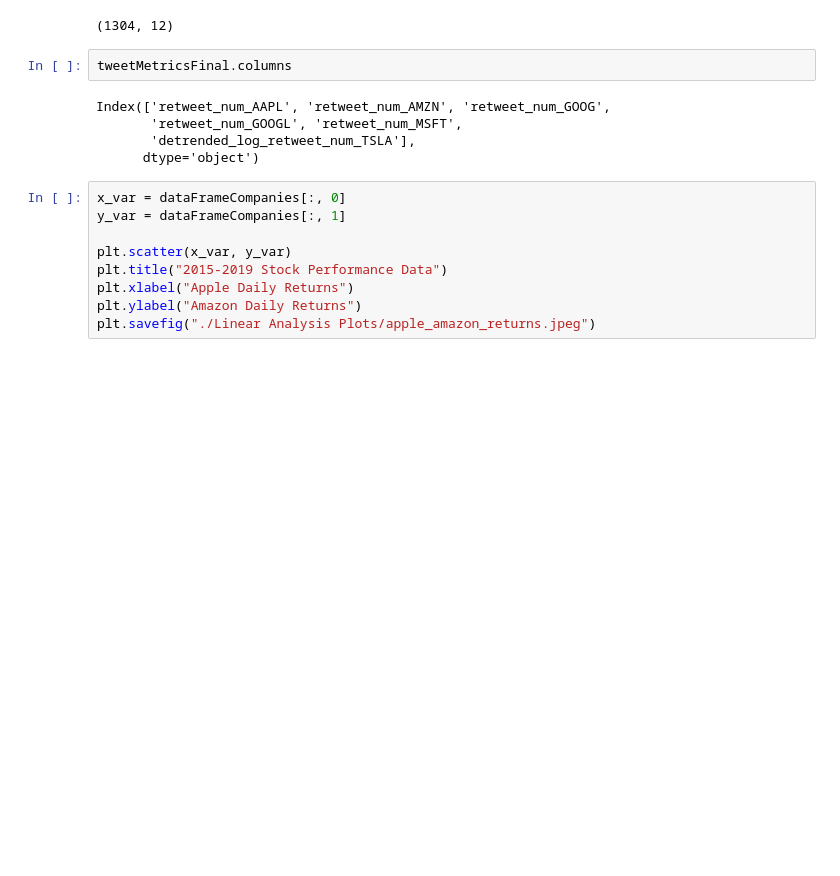
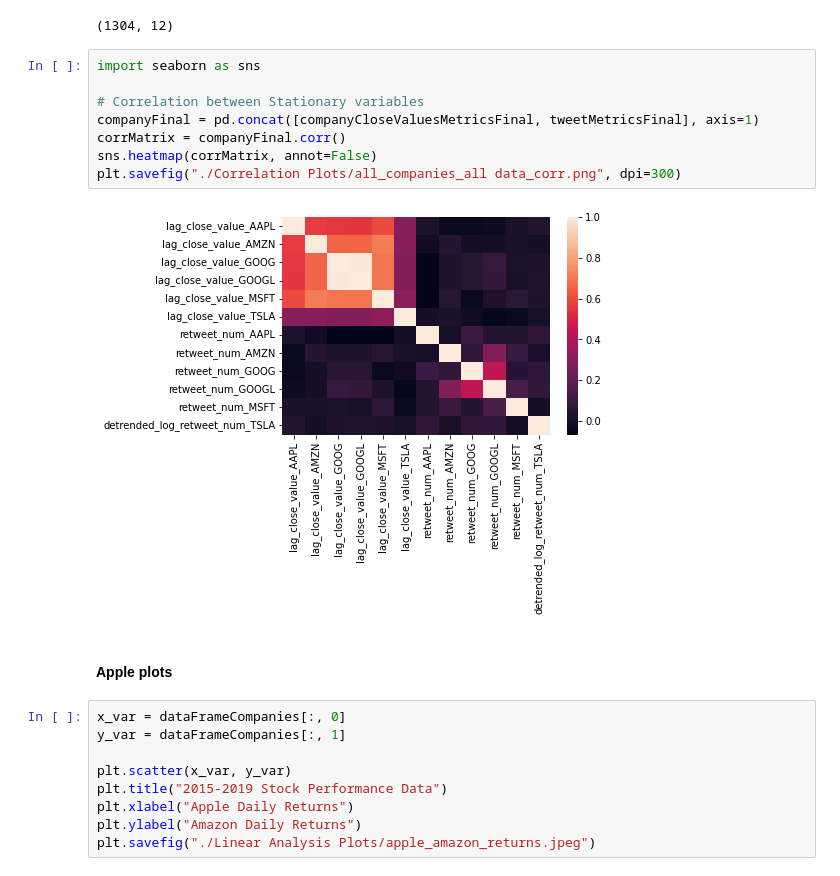
Before and after one commit to dssaenzml/ml703_timeSeriesCausalDiscovery, a Jupyter notebook: Pytrad/stocks_causal_discovery_pytrad.ipynb, the cells around one changed output. Drawn from its saved outputs; the diff is of its cells as text; blank space fills up the shorter version.

```diff
--- a/Pytrad/stocks_causal_discovery_pytrad.ipynb
+++ b/Pytrad/stocks_causal_discovery_pytrad.ipynb
@@ -679,13 +679,18 @@ dataFrameCompanies = np.column_stack((
 dataFrameCompanies.shape
 # %% [output]
 (1304, 12)
-# %%
-tweetMetricsFinal.columns
-# %% [output]
-Index(['retweet_num_AAPL', 'retweet_num_AMZN', 'retweet_num_GOOG',
-       'retweet_num_GOOGL', 'retweet_num_MSFT',
-       'detrended_log_retweet_num_TSLA'],
-      dtype='object')
+# %%
+import seaborn as sns
+
+# Correlation between Stationary variables
+companyFinal = pd.concat([companyCloseValuesMetricsFinal, tweetMetricsFinal], axis=1)
+corrMatrix = companyFinal.corr()
+sns.heatmap(corrMatrix, annot=False)
+plt.savefig("./Correlation Plots/all_companies_all data_corr.png", dpi=300)
+# %% [output]
+[figure, added]
+# %% [markdown]
+#### Apple plots
 # %%
 x_var = dataFrameCompanies[:, 0]
 y_var = dataFrameCompanies[:, 1]
```
Also changed, not shown: parts of 7 cells of this notebook.
